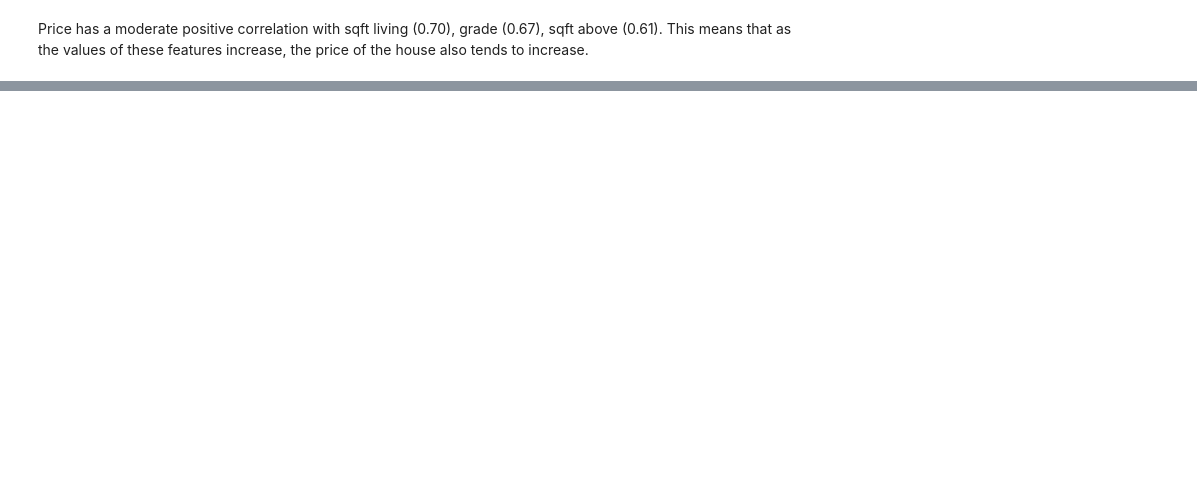
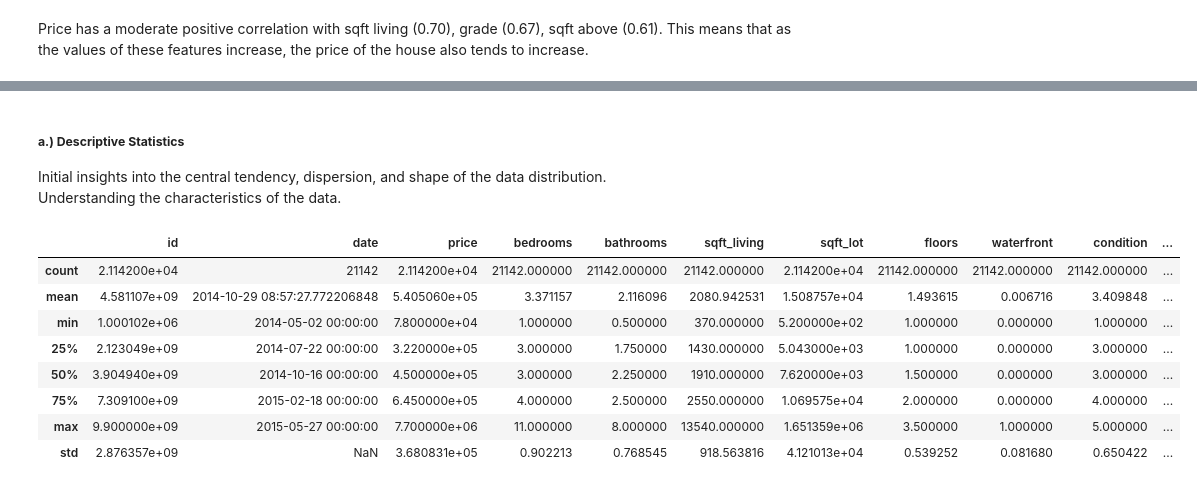
Before and after one commit to winnycodegurl/dsc-phase-2-projectgroup4, a Jupyter notebook: student.ipynb, the cells around one changed output, grey strips where cells are left out. Drawn from its saved outputs; the diff is of its cells as text; code cells hidden in the pictures; blank space fills up the shorter version.

Commit message:
Statistical analysis done

```diff
--- a/student.ipynb
+++ b/student.ipynb
@@ -752,0 +764,17 @@ Price has a moderate positive correlation with sqft living (0.70), grade (0.67),
+# %% [markdown]
+##### **a.) Descriptive Statistics**
+
+Initial insights into the central tendency, dispersion, and shape of the data distribution.
+<br>Understanding the characteristics of the data.
+# %%
+housing_data.describe()
+# %% [output]
+|  | id | date | price | bedrooms | bathrooms | sqft_living | sqft_lot | floors | waterfront | condition | ... |
+| count | 2.114200e+04 | 21142 | 2.114200e+04 | 21142.000000 | 21142.000000 | 21142.000000 | 2.114200e+04 | 21142.000000 | 21142.000000 | 21142.000000 | ... |
+| mean | 4.581107e+09 | 2014-10-29 08:57:27.772206848 | 5.405060e+05 | 3.371157 | 2.116096 | 2080.942531 | 1.508757e+04 | 1.493615 | 0.006716 | 3.409848 | ... |
+| min | 1.000102e+06 | 2014-05-02 00:00:00 | 7.800000e+04 | 1.000000 | 0.500000 | 370.000000 | 5.200000e+02 | 1.000000 | 0.000000 | 1.000000 | ... |
+| 25% | 2.123049e+09 | 2014-07-22 00:00:00 | 3.220000e+05 | 3.000000 | 1.750000 | 1430.000000 | 5.043000e+03 | 1.000000 | 0.000000 | 3.000000 | ... |
+| 50% | 3.904940e+09 | 2014-10-16 00:00:00 | 4.500000e+05 | 3.000000 | 2.250000 | 1910.000000 | 7.620000e+03 | 1.500000 | 0.000000 | 3.000000 | ... |
+| 75% | 7.309100e+09 | 2015-02-18 00:00:00 | 6.450000e+05 | 4.000000 | 2.500000 | 2550.000000 | 1.069575e+04 | 2.000000 | 0.000000 | 4.000000 | ... |
+| max | 9.900000e+09 | 2015-05-27 00:00:00 | 7.700000e+06 | 11.000000 | 8.000000 | 13540.000000 | 1.651359e+06 | 3.500000 | 1.000000 | 5.000000 | ... |
+| std | 2.876357e+09 | NaN | 3.680831e+05 | 0.902213 | 0.768545 | 918.563816 | 4.121013e+04 | 0.539252 | 0.081680 | 0.650422 | ... |
```
Also changed, not shown: parts of 26 cells of this notebook.
